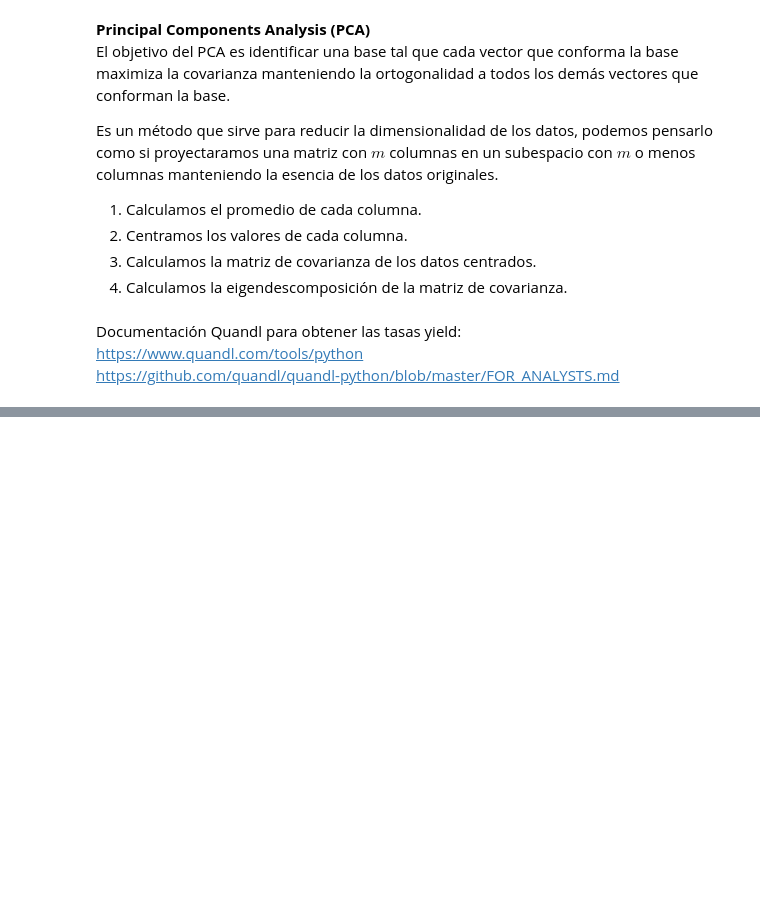
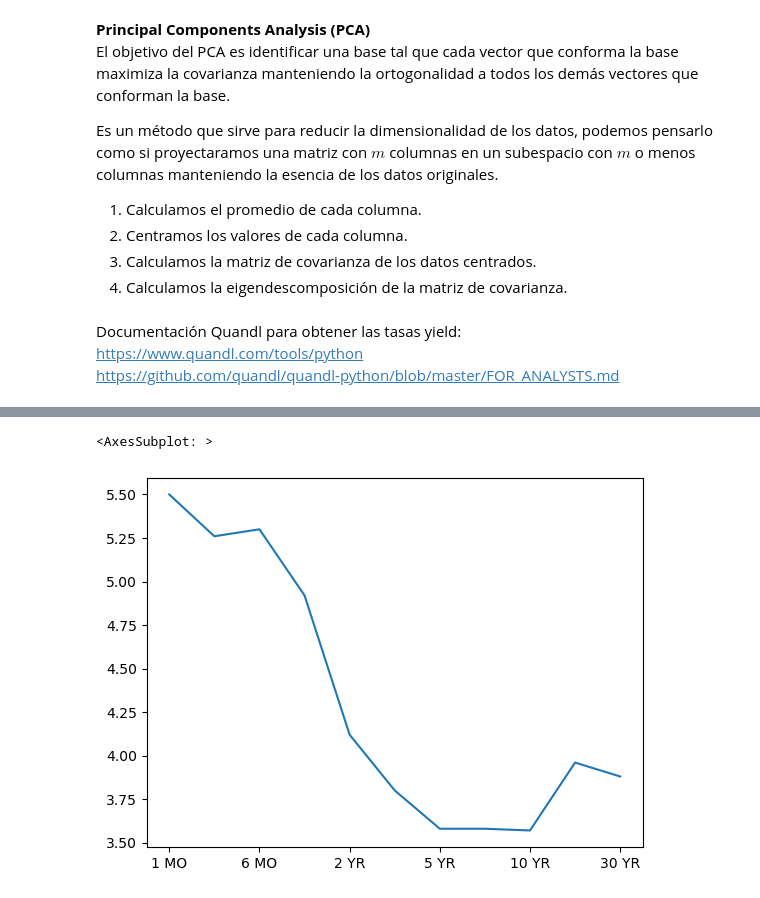
Before and after one commit to Apgt512/Modulo_II_LinAlg_Prob, a Jupyter notebook: Notebook 1.ipynb, the cells around one changed output, grey strips where cells are left out. Saved outputs shown, nothing was run; the diff lists cells and outputs as text; code cells hidden in the pictures; blank space fills up the shorter version.

```diff
--- a/Notebook 1.ipynb
+++ b/Notebook 1.ipynb
@@ -1039,0 +1134,5 @@ df
+# %%
+df.iloc[-1,:].plot()
+# %% [output]
+<AxesSubplot: >
+[figure, added]
```
Also changed, not shown: parts of 26 cells of this notebook, 1 other file.
